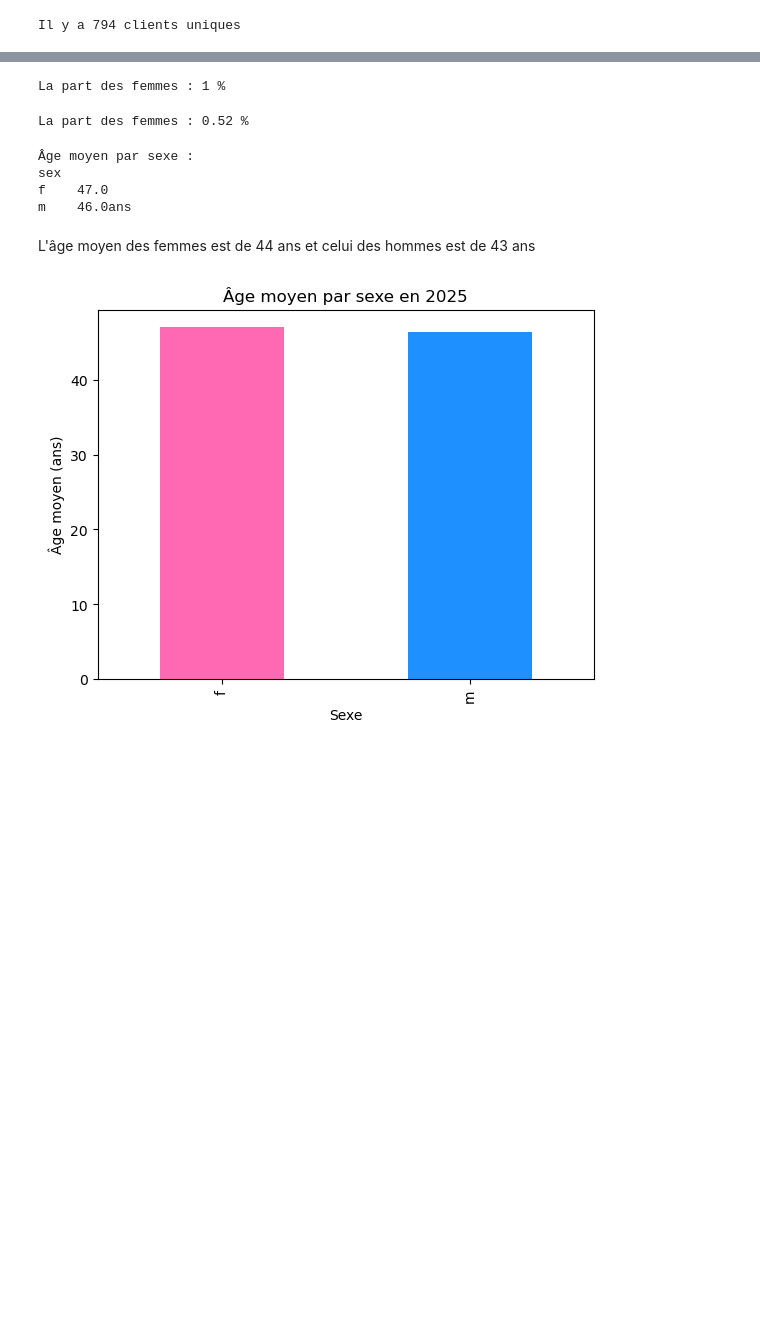
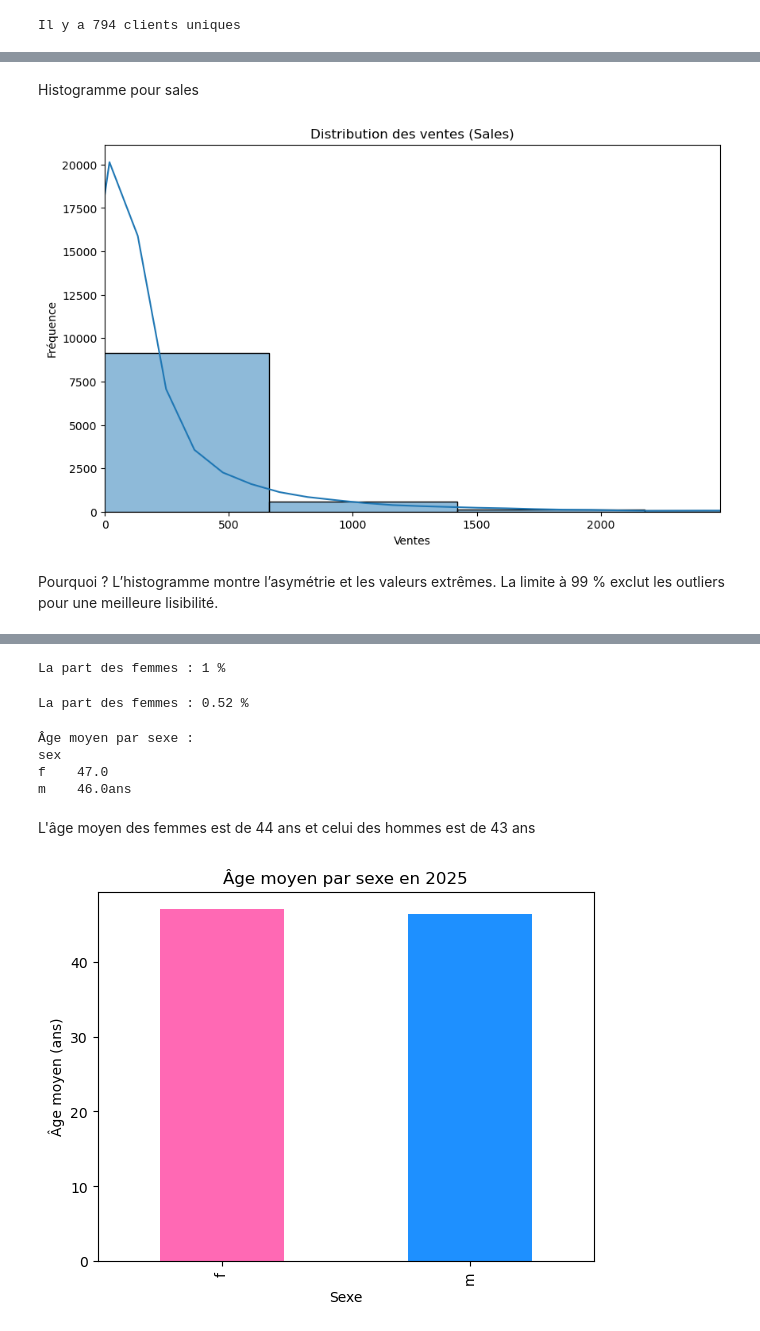
Before and after one commit to raymondgadji/DatAnalyst, a Jupyter notebook: Cours/Semaine11/ADV_Analyse des ventes en ligne.ipynb, the cells around one changed output, grey strips where cells are left out. Drawn from its saved outputs; the diff is of its cells as text; code cells hidden in the pictures; blank space fills up the shorter version.

```diff
--- a/Cours/Semaine11/ADV_Analyse des ventes en ligne.ipynb
+++ b/Cours/Semaine11/ADV_Analyse des ventes en ligne.ipynb
@@ -184 +338,18 @@ Il y a 794 clients uniques
+# %% [markdown]
+Histogramme pour sales
+# %%
+import matplotlib.pyplot as plt
+import seaborn as sns
+
+plt.figure(figsize=(10, 6))
+sns.histplot(SuperStoreData['sales'], bins=30, kde=True)
+plt.title('Distribution des ventes (Sales)')
+plt.xlabel('Ventes')
+plt.ylabel('Fréquence')
+plt.xlim(0, SuperStoreData['sales'].quantile(0.99))  # Limiter pour zoomer sur 99% des données
+plt.show()
+# %% [output]
+[figure, added]
+# %% [markdown]
+Pourquoi ? L’histogramme montre l’asymétrie et les valeurs extrêmes. La limite à 99 % exclut les outliers pour une meilleure lisibilité.
 # %%
```
Also changed, not shown: parts of 52 cells of this notebook.
